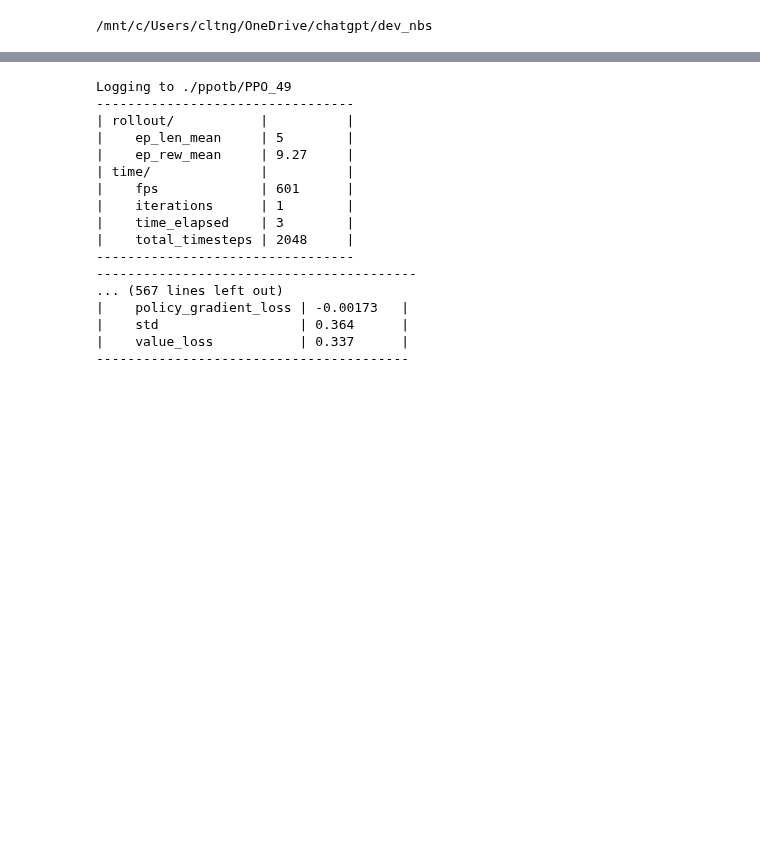
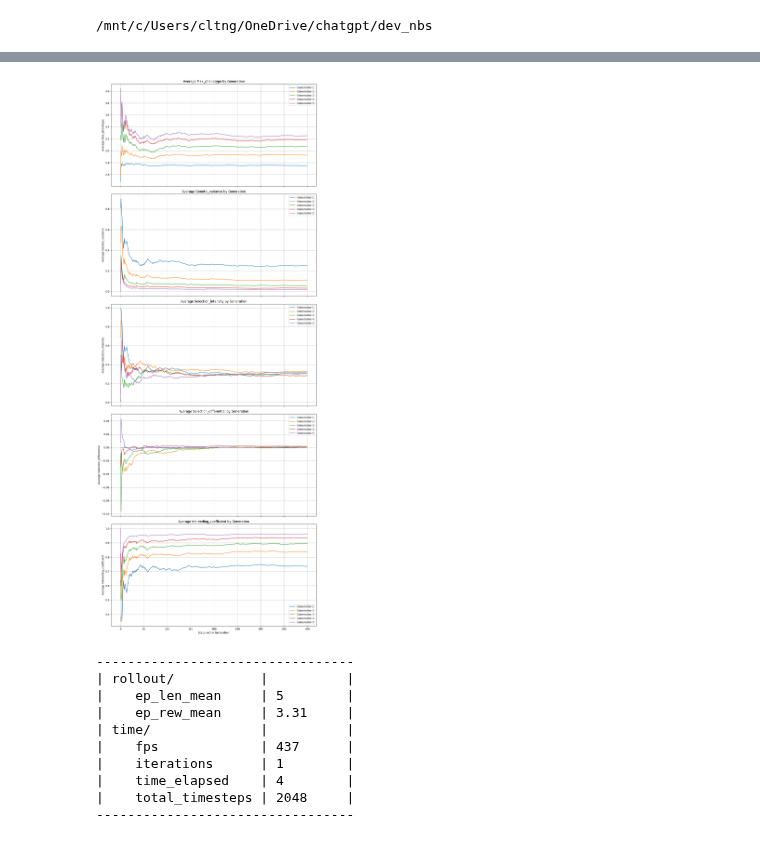
Before and after one commit to cjGO/ChewC, a Jupyter notebook: dev_nbs/ChewCuda.ipynb, the cells around one changed output, grey strips where cells are left out. Saved outputs shown, nothing was run; the diff lists cells and outputs as text; code cells hidden in the pictures; blank space fills up the shorter version.

Commit message:
refactored logging to be simple

```diff
--- a/dev_nbs/ChewCuda.ipynb
+++ b/dev_nbs/ChewCuda.ipynb
@@ -346,22 +415,24 @@ Wrapping the env in a DummyVecEnv.
-# %%
-
-# Train the model
-model.learn(total_timesteps=total_timesteps)
-# %% [output]
-Logging to ./ppotb/PPO_49
----------------------------------
-| rollout/           |          |
-|    ep_len_mean     | 5        |
-|    ep_rew_mean     | 9.27     |
-| time/              |          |
-|    fps             | 601      |
-|    iterations      | 1        |
-|    time_elapsed    | 3        |
-|    total_timesteps | 2048     |
----------------------------------
------------------------------------------
-... (567 lines left out)
-|    policy_gradient_loss | -0.00173   |
-|    std                  | 0.364      |
-|    value_loss           | 0.337      |
-----------------------------------------
+# %%
+# Set up the environment
+config = SimulationConfig(n_markers=50, pop_size=100, h2=1.0, starting_parents=1)
+SP = SimParams(config)
+env = SelectionIntensityEnvironment(SP, config, max_generations=max_generations)
+
+# Set up the model and callback
+model = PPO("MultiInputPolicy", env, device='cuda', verbose=1, tensorboard_log=tensorboard_log)
+vis_callback = GeneralizedVisualizationCallback(log_freq=1000)  # Adjust log_freq as needed
+
+# Train the model
+model.learn(total_timesteps=total_timesteps, callback=vis_callback)
+# %% [output]
+[figure, added]
+---------------------------------
+| rollout/           |          |
+|    ep_len_mean     | 5        |
+|    ep_rew_mean     | 3.31     |
+| time/              |          |
+|    fps             | 437      |
+|    iterations      | 1        |
+|    time_elapsed    | 4        |
+|    total_timesteps | 2048     |
+---------------------------------
```
Also changed, not shown: parts of 2 cells of this notebook.
